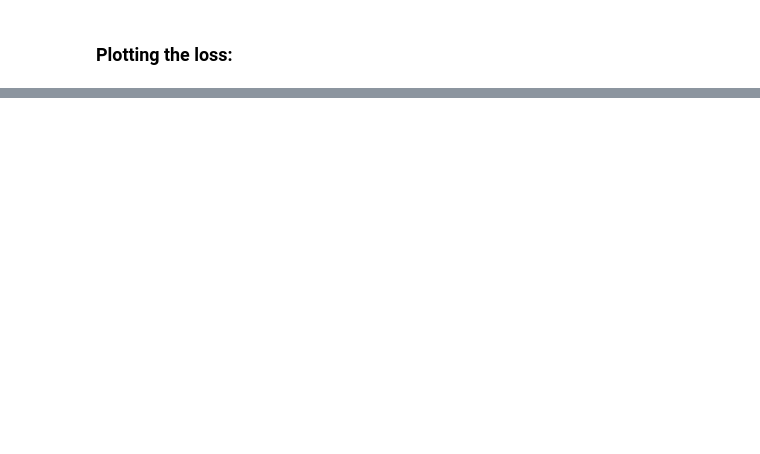
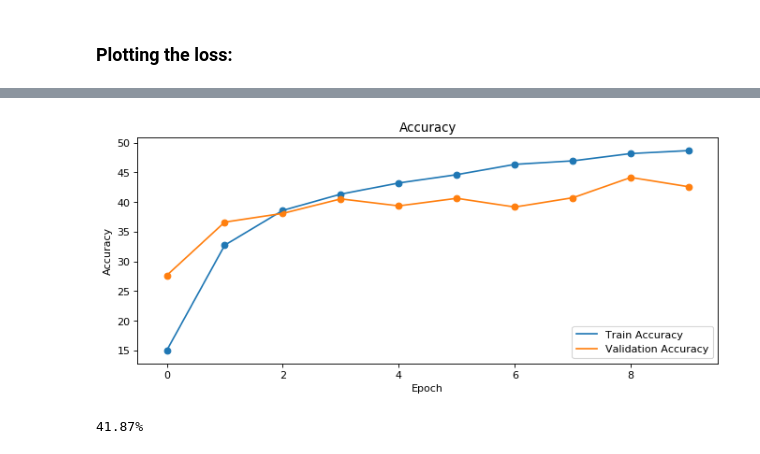
Before and after one commit to AbdullrahmanHMD/TransformersFor3dPointCLouds, a Jupyter notebook: train_notebook2.ipynb, the cells around one changed output, grey strips where cells are left out. Saved outputs shown, nothing was run; the diff lists cells and outputs as text; code cells hidden in the pictures; blank space fills up the shorter version.

```diff
--- a/train_notebook2.ipynb
+++ b/train_notebook2.ipynb
@@ -214 +245,17 @@ plt.plot(loss)
+# %%
+figure(figsize=(10, 4), dpi=80)
+
+plt.title("Accuracy")
+plt.plot(train_acc)
+plt.plot(validation_acc)
+
+plt.scatter(list(range(epochs)), train_acc)
+plt.scatter(list(range(epochs)), validation_acc)
+
+plt.xlabel("Epoch")
+plt.ylabel("Accuracy")
+plt.legend(["Train Accuracy", "Validation Accuracy"], loc ="lower right")
+plt.show()
+# %% [output]
+[figure, added]
 # %%
@@ -216,3 +263,5 @@ accuracy = eval_2(model, overfitting_loader)
 # %%
-print(f'{accuracy}%')
+print(f'{accuracy:.2f}%')
+# %% [output]
+41.87%
 # %%
```
Also changed, not shown: parts of 70 cells of this notebook, 7 other files.
